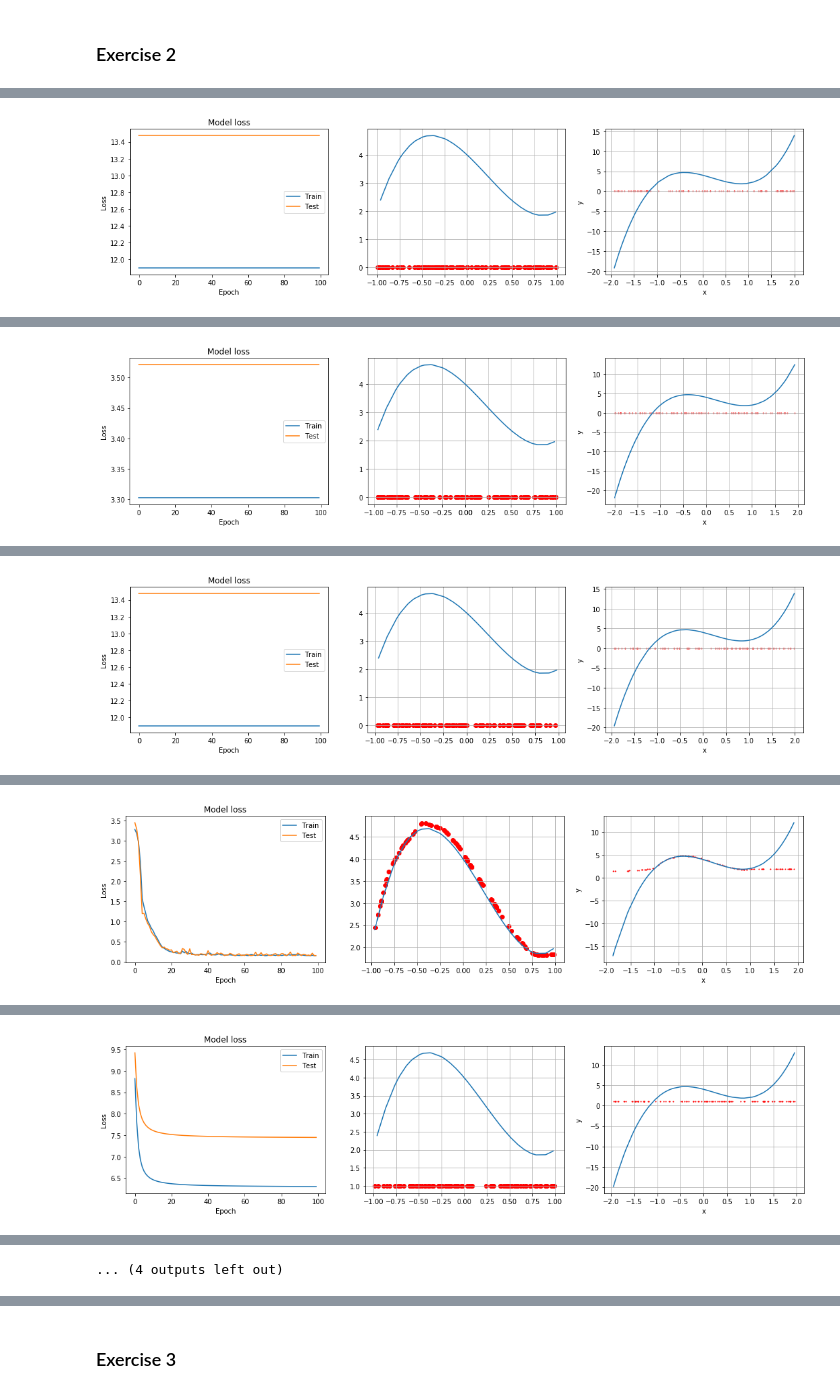
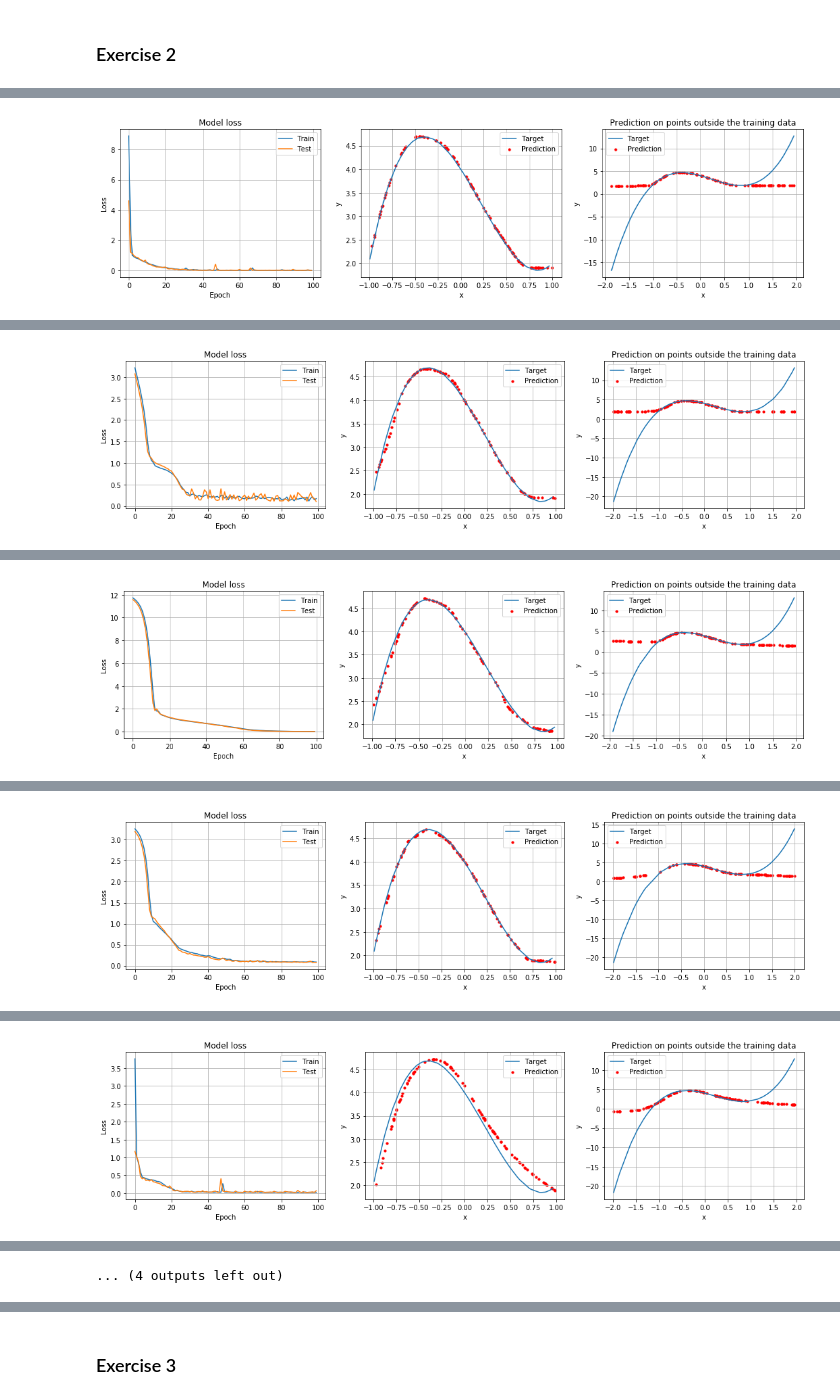
Before and after one commit to azzauzuaz/Numerical-Simulation-Laboratory, a Jupyter notebook: Lesson_11/Lesson_11.ipynb, the cells around one changed output, grey strips where cells are left out. Saved outputs shown, nothing was run; the diff lists cells and outputs as text; code cells hidden in the pictures.

```diff
--- a/Lesson_11/Lesson_11.ipynb
+++ b/Lesson_11/Lesson_11.ipynb
@@ -35,7 +36,7 @@ model.compile(optimizer='sgd', loss='mse', metrics=['mse'])
 # %%
 sigmas = [0.1, 0.2, 0.3] # noise standard deviation
 Ns_epochs = [10, 50, 100]
-Ns_train = [100, 1000, 5000]
+Ns_train = [100, 500, 1000]
 
 best_loss=1e100 # very high value
 
@@ -137,14 +134,11 @@ def get_model(N_layers, N_neurons_per_layer, activ_fn, optim, loss_fn):
 
     return model
 # %%
-Ns_layers=[3,5,10]
-Ns_neurons_per_layer=[10,20,30]
+Ns_layers=[5,10,20]
+Ns_neurons_per_layer=[10,20,30,40]
 activ_fn='relu'
 optim='sgd'
 loss_fn='mse'
-
-#reproducibility
-np.random.seed(1997)
 
 index = 1
 
@@ -154,7 +148,6 @@ for N_layers in Ns_layers:
         plt.figure(index, figsize = (18, 4))
 
         model = get_model(N_layers, N_neurons_per_layer, activ_fn, optim, loss_fn)
-
         history = model.fit(x=x_train, y=y_train, batch_size=32, epochs=100 ,shuffle=True, validation_data=(x_valid, y_valid), verbose=0)
 
         # look into training history
@@ -166,13 +159,17 @@ for N_layers in Ns_layers:
         plt.ylabel('Loss')
         plt.xlabel('Epoch')
         plt.legend(['Train', 'Test'], loc='best')
+        plt.grid(True)
 
         plt.subplot(1, 3, 2)
         x_predicted = np.random.uniform(-1, 1, 100)
         y_predicted = model.predict(x_predicted)
-        plt.scatter(x_predicted, y_predicted,color='r')
-        plt.plot(x_valid, y_target)
+        plt.scatter(x_predicted, y_predicted,color='r', s=10, label="Prediction")
+        plt.plot(x_valid, y_target, label="Target")
+        plt.ylabel('y')
+        plt.xlabel('x')
         plt.grid(True)
+        plt.legend()
 
         plt.subplot(1, 3, 3)
         x_test = np.random.uniform(-2, 2, 100)
@@ -183,11 +180,13 @@ for N_layers in Ns_layers:
         score = model.evaluate(x_test, y_test, verbose=0)
         y_predicted = model.predict(x_test)
 
-        plt.scatter(x_test, y_predicted,color='r', marker='o', s=1)
-        plt.plot(x_test, y_test_target)
+        plt.scatter(x_test, y_predicted,color='r', s=10, label="Prediction")
+        plt.plot(x_test, y_test_target, label="Target")
+        plt.title("Prediction on points outside the training data")
         plt.ylabel('y')
         plt.xlabel('x')
         plt.grid(True)
+        plt.legend()
 
         index=index+1
 
@@ -210,7 +211,7 @@ Results for N_layers = 5 , N_neurons_per_layer = 30 : loss =  0.0648310706019401
 # %%
-Ns_layers=10
-Ns_neurons_per_layer=30
-activ_fns=['relu', 'sigmoid']
+N_layers=10
+N_neurons_per_layer=10
+activ_fns=['relu', 'elu']
 optims=['sgd', 'adam']
 loss_fns=['mean_squared_error', 'mean_absolute_error']
 
@@ -223,7 +224,6 @@ for activ_fn in activ_fns:
             plt.figure(index, figsize = (18, 4))
 
             model = get_model(N_layers, N_neurons_per_layer, activ_fn, optim, loss_fn)
-
             history = model.fit(x=x_train, y=y_train, batch_size=32, epochs=100 ,shuffle=True, validation_data=(x_valid, y_valid), verbose=0)
 
             # look into training history
@@ -235,13 +235,17 @@ for activ_fn in activ_fns:
             plt.ylabel('Loss')
             plt.xlabel('Epoch')
             plt.legend(['Train', 'Test'], loc='best')
+            plt.grid(True)
 
             plt.subplot(1, 3, 2)
             x_predicted = np.random.uniform(-1, 1, 100)
             y_predicted = model.predict(x_predicted)
-            plt.scatter(x_predicted, y_predicted,color='r')
-            plt.plot(x_valid, y_target)
+            plt.scatter(x_predicted, y_predicted,color='r', s=10, label="Prediction")
+            plt.plot(x_valid, y_target, label="Target")
+            plt.ylabel('y')
+            plt.xlabel('x')
             plt.grid(True)
+            plt.legend()
 
             plt.subplot(1, 3, 3)
             x_test = np.random.uniform(-2, 2, 100)
@@ -252,11 +256,13 @@ for activ_fn in activ_fns:
             score = model.evaluate(x_test, y_test, verbose=0)
             y_predicted = model.predict(x_test)
 
-            plt.scatter(x_test, y_predicted,color='r', marker='o', s=1)
-            plt.plot(x_test, y_test_target)
+            plt.scatter(x_test, y_predicted, color='r', s=10, label="Prediction")
+            plt.plot(x_test, y_test_target, label="Target")
+            plt.title("Prediction on points outside the training data")
             plt.ylabel('y')
             plt.xlabel('x')
             plt.grid(True)
+            plt.legend()
 
             index=index+1
 
@@ -267 +273 @@ Results for optim = sgd , activ_fn = relu , loss_fn = mean_squared_error : loss
-[figure, old version]
+[figure, new version]
@@ -269 +275 @@ Results for optim = sgd , activ_fn = relu , loss_fn = mean_absolute_error : loss
-[figure, old version]
+[figure, new version]
@@ -271 +277 @@ Results for optim = adam , activ_fn = relu , loss_fn = mean_squared_error : loss
-[figure, old version]
+[figure, new version]
@@ -273 +279 @@ Results for optim = adam , activ_fn = relu , loss_fn = mean_absolute_error : los
-[figure, old version]
+[figure, new version]
@@ -275 +281 @@ Results for optim = sgd , activ_fn = sigmoid , loss_fn = mean_squared_error : lo
-[figure, old version]
+[figure, new version]
```
Also changed, not shown: parts of 12 cells of this notebook.
